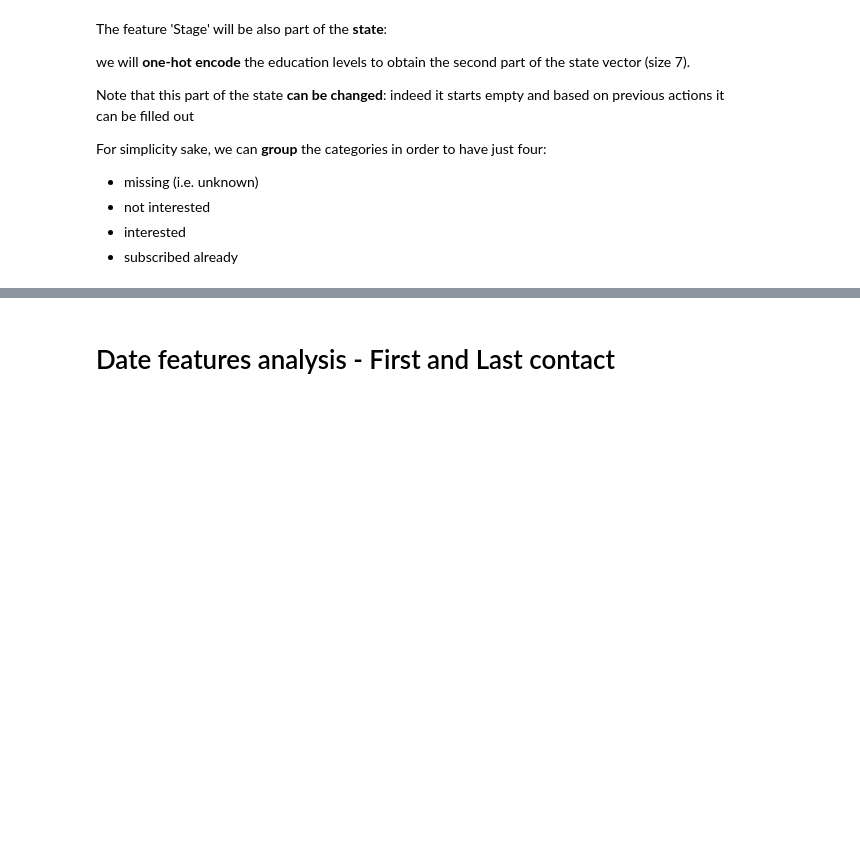
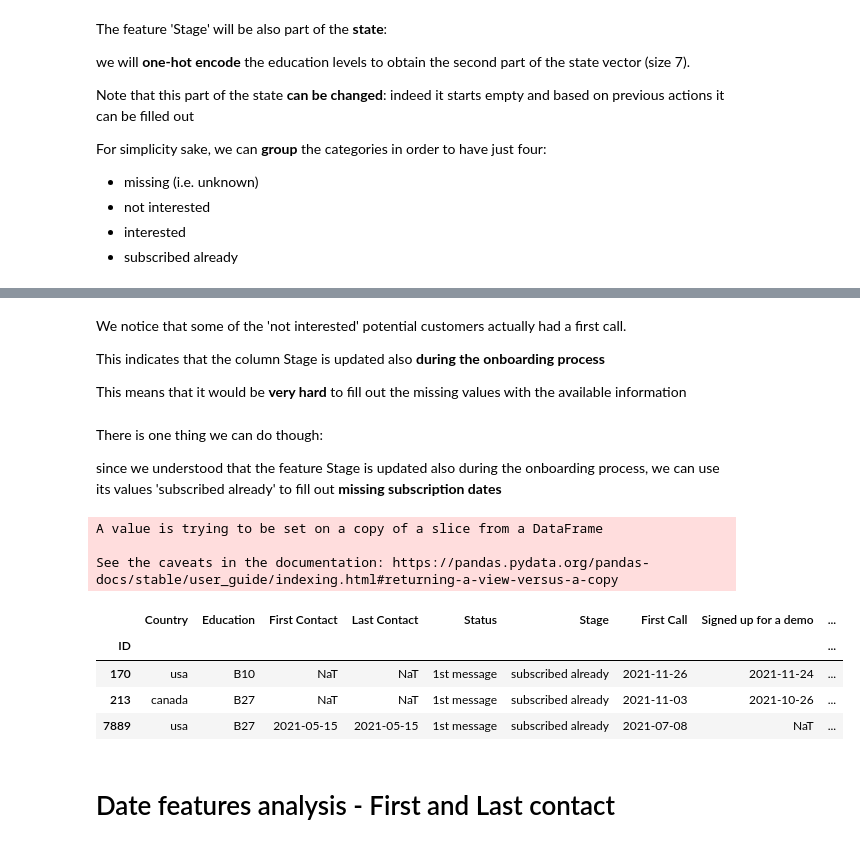
Before and after one commit to Ilvecho/Sales-Reinforcer, a Jupyter notebook: Project_7.ipynb, the cells around one changed output, grey strips where cells are left out. Drawn from its saved outputs; the diff is of its cells as text; code cells hidden in the pictures; blank space fills up the shorter version.

Commit message:
Stage processing

```diff
--- a/Project_7.ipynb
+++ b/Project_7.ipynb
@@ -756,3 +740,26 @@ parsed_data.iloc[idx]
+# %% [markdown]
+We notice that some of the 'not interested' potential customers actually had a first call.
+
+This indicates that the column Stage is updated also **during the onboarding process**
+
+This means that it would be **very hard** to fill out the missing values with the available information
+# %% [markdown]
+There is one thing we can do though:
+
+since we understood that the feature Stage is updated also during the onboarding process, we can use its values 'subscribed already' to fill out **missing subscription dates**
+# %%
+mask = (parsed_data['Stage'] == 'subscribed already') & parsed_data['Subscribed'].isna()
+parsed_data['Subscribed'][mask] = pd.to_datetime('2023-11-20')
+parsed_data[mask]
+# %% [output]
+A value is trying to be set on a copy of a slice from a DataFrame
+
+See the caveats in the documentation: https://pandas.pydata.org/pandas-docs/stable/user_guide/indexing.html#returning-a-view-versus-a-copy
+|  | Country | Education | First Contact | Last Contact | Status | Stage | First Call | Signed up for a demo | ... |
+| ID |  |  |  |  |  |  |  |  | ... |
+| 170 | usa | B10 | NaT | NaT | 1st message | subscribed already | 2021-11-26 | 2021-11-24 | ... |
+| 213 | canada | B27 | NaT | NaT | 1st message | subscribed already | 2021-11-03 | 2021-10-26 | ... |
+| 7889 | usa | B27 | 2021-05-15 | 2021-05-15 | 1st message | subscribed already | 2021-07-08 | NaT | ... |
 # %% [markdown]
 # Date features analysis - First and Last contact
 # %% [markdown]
```
Also changed, not shown: parts of 6 cells of this notebook.
